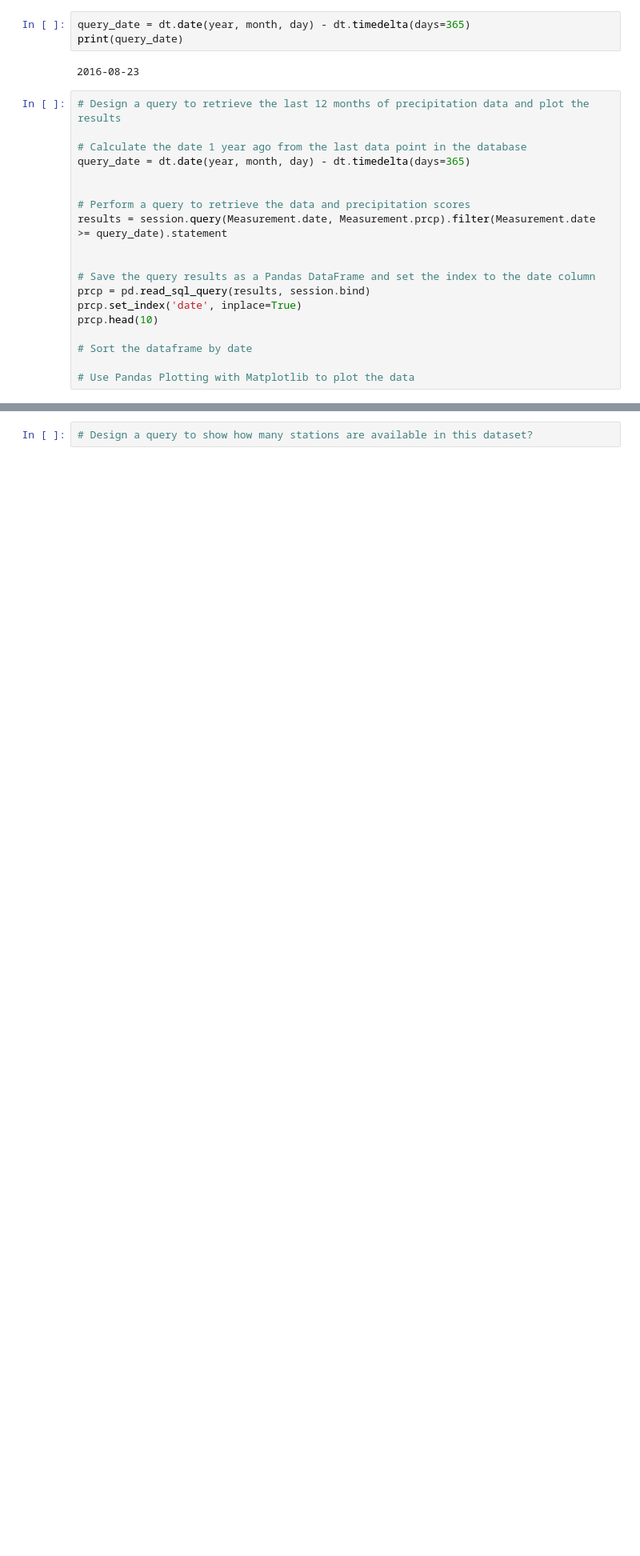
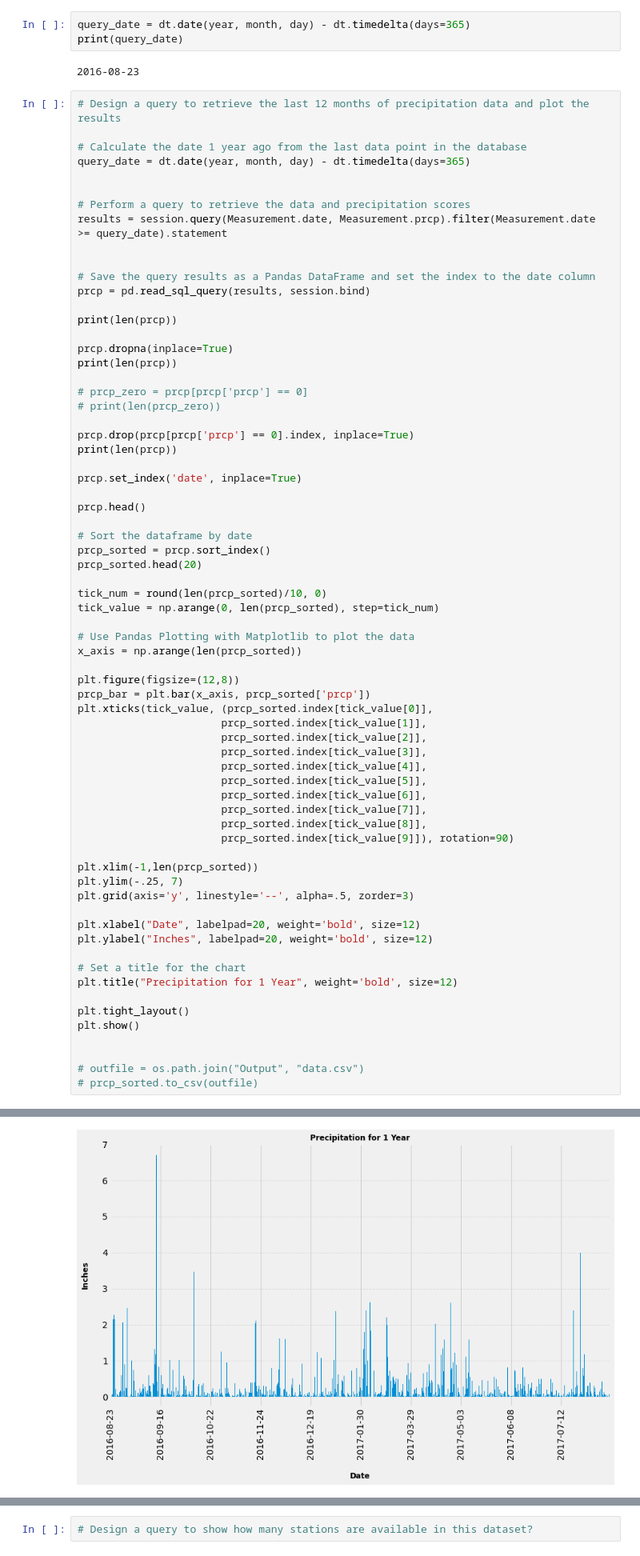
Before and after one commit to KaiCee2010/sqlalchemy-challenge, a Jupyter notebook: climate.ipynb, the cells around one changed output, grey strips where cells are left out. Shown at 80% size. Drawn from its saved outputs; the diff is of its cells as text; blank space fills up the shorter version.

Commit message:
Added coded to create plot and statistics for precipitation data.

```diff
--- a/climate.ipynb
+++ b/climate.ipynb
@@ -75,10 +77,59 @@ results = session.query(Measurement.date, Measurement.prcp).filter(Measurement.d
 
 # Save the query results as a Pandas DataFrame and set the index to the date column
 prcp = pd.read_sql_query(results, session.bind)
+
+print(len(prcp))
+
+prcp.dropna(inplace=True)
+print(len(prcp))
+
+# prcp_zero = prcp[prcp['prcp'] == 0]
+# print(len(prcp_zero))
+
+prcp.drop(prcp[prcp['prcp'] == 0].index, inplace=True)
+print(len(prcp))
+
 prcp.set_index('date', inplace=True)
-prcp.head(10)
+
+prcp.head()
 
 # Sort the dataframe by date
+prcp_sorted = prcp.sort_index()
+prcp_sorted.head(20)
+
+tick_num = round(len(prcp_sorted)/10, 0)
+tick_value = np.arange(0, len(prcp_sorted), step=tick_num)
 
 # Use Pandas Plotting with Matplotlib to plot the data
+x_axis = np.arange(len(prcp_sorted))
+
+plt.figure(figsize=(12,8))
+prcp_bar = plt.bar(x_axis, prcp_sorted['prcp'])
+plt.xticks(tick_value, (prcp_sorted.index[tick_value[0]],
+                       prcp_sorted.index[tick_value[1]],
+                       prcp_sorted.index[tick_value[2]],
+                       prcp_sorted.index[tick_value[3]],
+                       prcp_sorted.index[tick_value[4]],
+                       prcp_sorted.index[tick_value[5]],
+                       prcp_sorted.index[tick_value[6]],
+                       prcp_sorted.index[tick_value[7]],
+                       prcp_sorted.index[tick_value[8]],
+                       prcp_sorted.index[tick_value[9]]), rotation=90)
+
+plt.xlim(-1,len(prcp_sorted))
+plt.ylim(-.25, 7)
+plt.grid(axis='y', linestyle='--', alpha=.5, zorder=3)
+
+plt.xlabel("Date", labelpad=20, weight='bold', size=12)
+plt.ylabel("Inches", labelpad=20, weight='bold', size=12)
+
+# Set a title for the chart
+plt.title("Precipitation for 1 Year", weight='bold', size=12)
+
+plt.tight_layout()
+plt.show()
+
+
+# outfile = os.path.join("Output", "data.csv")
+# prcp_sorted.to_csv(outfile)
 # %% [output]
@@ -97,2 +139,3 @@ prcp.head(10)
+[figure, added]
 # %%
 # Use Pandas to calcualte the summary statistics for the precipitation data
```
Also changed, not shown: parts of 4 cells of this notebook, 1 other file.
